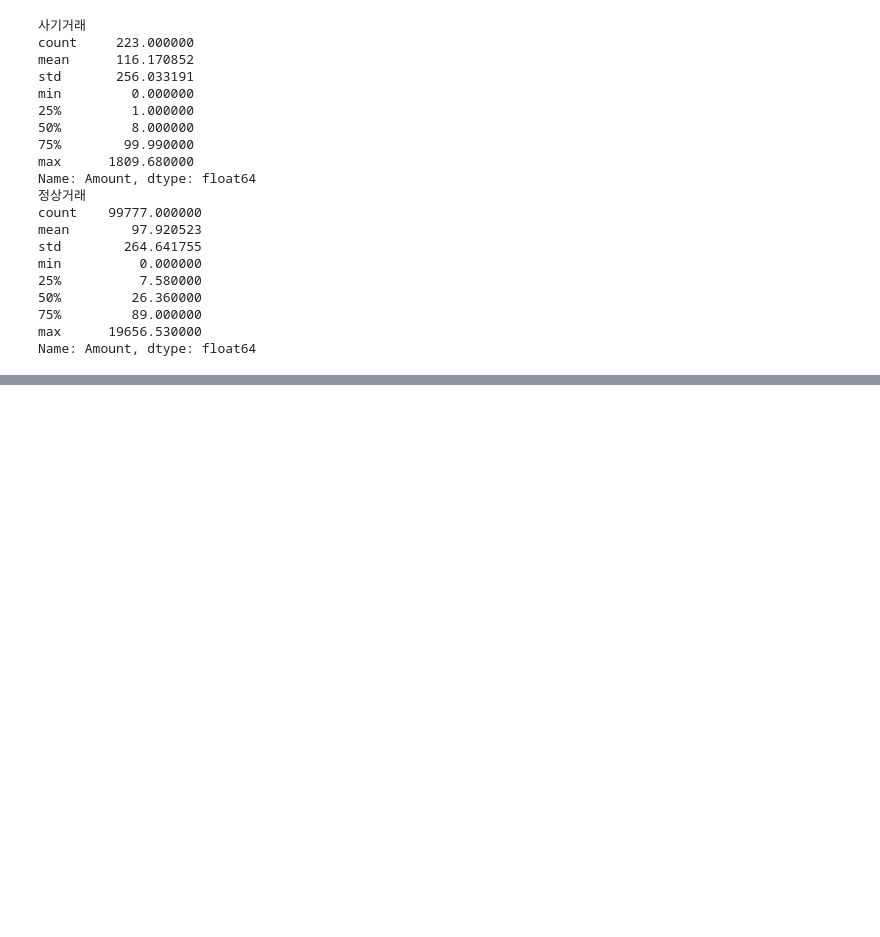
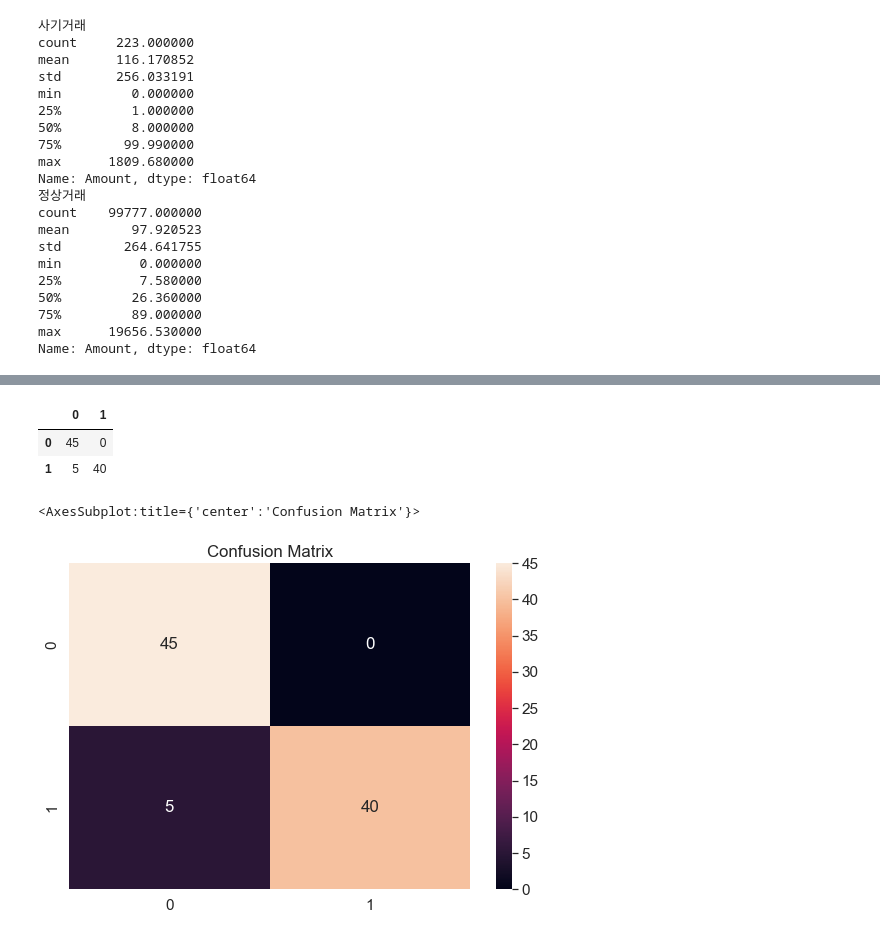
Before and after one commit to rileyko/PythonStudy, a Jupyter notebook: Classification/svm.ipynb, the cells around one changed output, grey strips where cells are left out. Drawn from its saved outputs; the diff is of its cells as text; code cells hidden in the pictures; blank space fills up the shorter version.

```diff
--- a/Classification/svm.ipynb
+++ b/Classification/svm.ipynb
@@ -409,0 +555,19 @@ Name: Amount, dtype: float64
+# %%
+df_cm = pd.DataFrame(cm, index=[0,1], columns=[0, 1])
+df_cm
+# %% [output]
+|  | 0 | 1 |
+| 0 | 45 | 0 |
+| 1 | 5 | 40 |
+# %%
+# heatmap 확인
+import seaborn as sns
+from matplotlib import pyplot as plt
+%matplotlib inline
+sns.set(font_scale=1.4)
+plt.figure(figsize=(9, 6))
+plt.title("Confusion Matrix")
+sns.heatmap(df_cm, annot=True, fmt="d")
+# %% [output]
+<AxesSubplot:title={'center':'Confusion Matrix'}>
+[figure, added]
```
Also changed, not shown: parts of 16 cells of this notebook.
